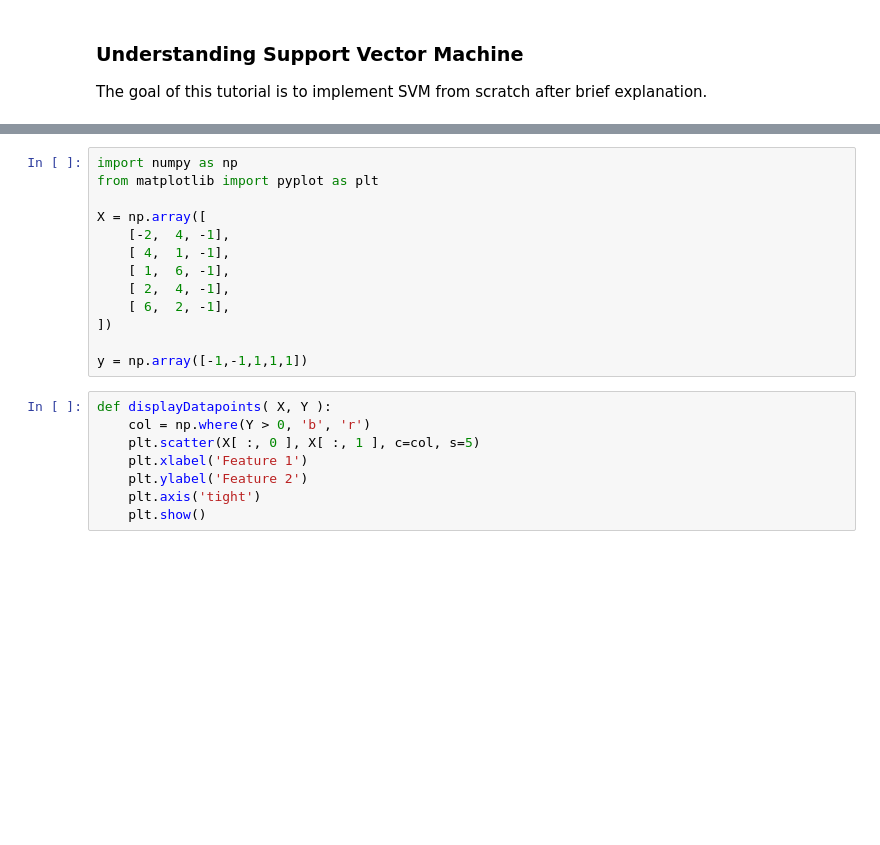
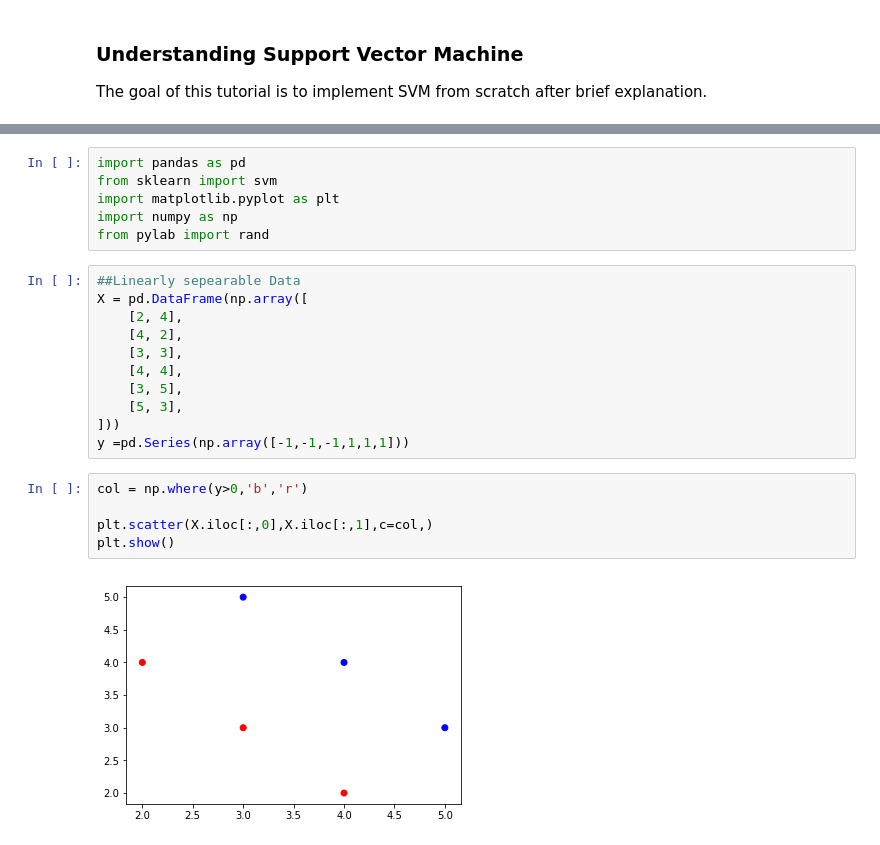
Before and after one commit to Demirrr/Demirrr.github.io, a Jupyter notebook: posts/ML/posts/SVM/code/SVM from scratch.ipynb, the cells around one changed output, grey strips where cells are left out. Saved outputs shown, nothing was run; the diff lists cells and outputs as text; blank space fills up the shorter version.

```diff
--- a/posts/ML/posts/SVM/code/SVM from scratch.ipynb
+++ b/posts/ML/posts/SVM/code/SVM from scratch.ipynb
@@ -5,21 +33,24 @@ The goal of this tutorial is to implement SVM from scratch after brief explanati
+# %%
+import pandas as pd
+from sklearn import svm
+import matplotlib.pyplot as plt
+import numpy as np
+from pylab import rand
 # %%
-import numpy as np
-from matplotlib import pyplot as plt
-
-X = np.array([
-    [-2,  4, -1],
-    [ 4,  1, -1],
-    [ 1,  6, -1],
-    [ 2,  4, -1],
-    [ 6,  2, -1],
-])
-
-y = np.array([-1,-1,1,1,1])
+##Linearly sepearable Data
+X = pd.DataFrame(np.array([
+    [2, 4],
+    [4, 2],
+    [3, 3],
+    [4, 4],
+    [3, 5],
+    [5, 3],
+]))
+y =pd.Series(np.array([-1,-1,-1,1,1,1]))
 # %%
-def displayDatapoints( X, Y ):
-    col = np.where(Y > 0, 'b', 'r')
-    plt.scatter(X[ :, 0 ], X[ :, 1 ], c=col, s=5)
-    plt.xlabel('Feature 1')
-    plt.ylabel('Feature 2')
-    plt.axis('tight')
-    plt.show()
+col = np.where(y>0,'b','r')
+
+plt.scatter(X.iloc[:,0],X.iloc[:,1],c=col,)
+plt.show()
+# %% [output]
+[figure, added]
```
Also changed, not shown: parts of 9 cells of this notebook.
